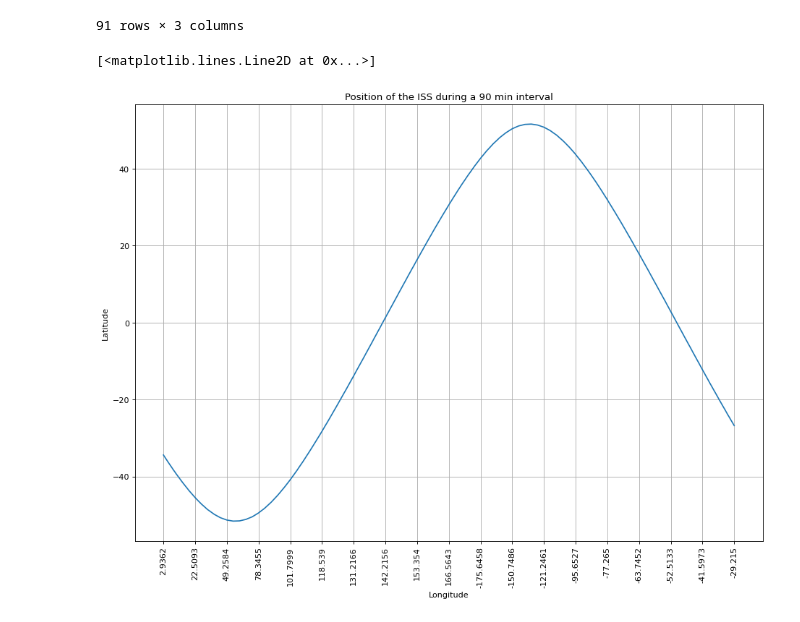
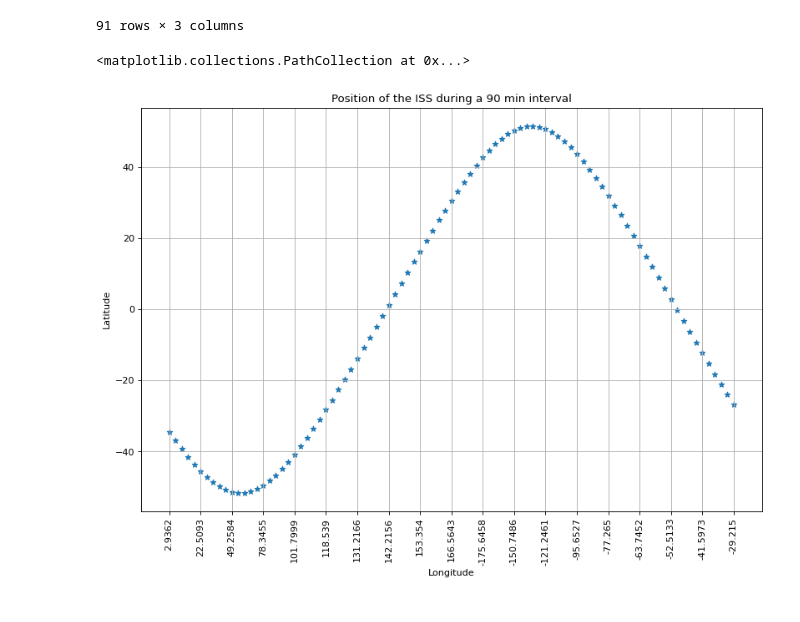
Before and after one commit to StefanieSenger/Find_ISS, a Jupyter notebook: Regression_Models/Linear_Regression.ipynb, the cells around one changed output. Drawn from its saved outputs; the diff is of its cells as text; code cells hidden in the pictures.

```diff
--- a/Regression_Models/Linear_Regression.ipynb
+++ b/Regression_Models/Linear_Regression.ipynb
@@ -26,13 +27,13 @@ ISS_locations_df
 91 rows × 3 columns
 # %%
 # Plotting the recorded values
-plt.figure(figsize=(14, 10), dpi=80)
+plt.figure(figsize=(12, 8), dpi=80)
 plt.title('Position of the ISS during a 90 min interval')
 plt.xlabel('Longitude')
 plt.ylabel('Latitude')
 plt.grid()
 plt.xticks(np.arange(0, 180, step=5), rotation=90)
-plt.plot(ISS_locations_df['longitude'].astype(str), ISS_locations_df['latitude'])
+plt.scatter(ISS_locations_df['longitude'].astype(str), ISS_locations_df['latitude'], marker=('*'))
 # %% [output]
-[<matplotlib.lines.Line2D at 0x...>]
+<matplotlib.collections.PathCollection at 0x...>
-[figure, old version]
+[figure, new version]
```
Also changed, not shown: parts of 8 cells of this notebook.
